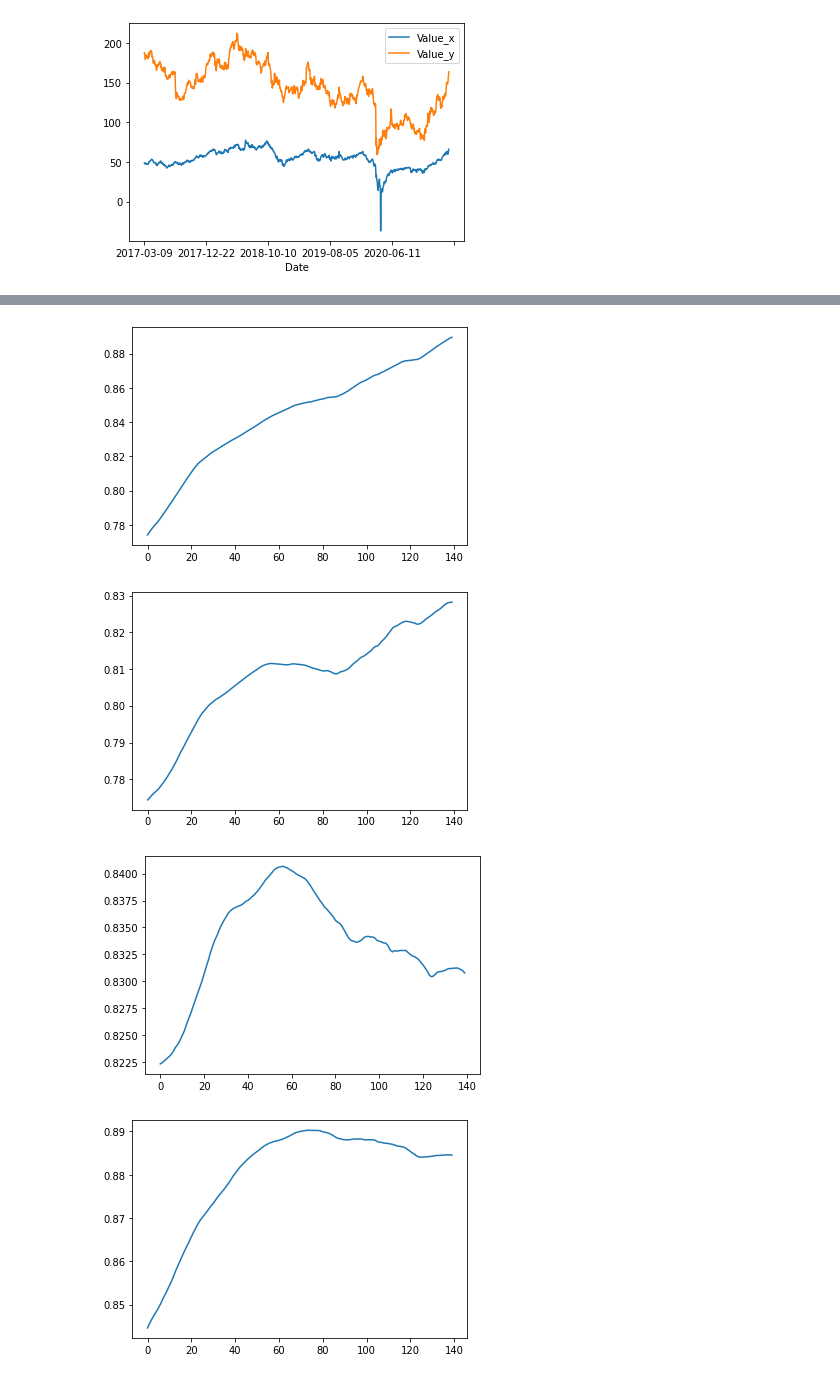
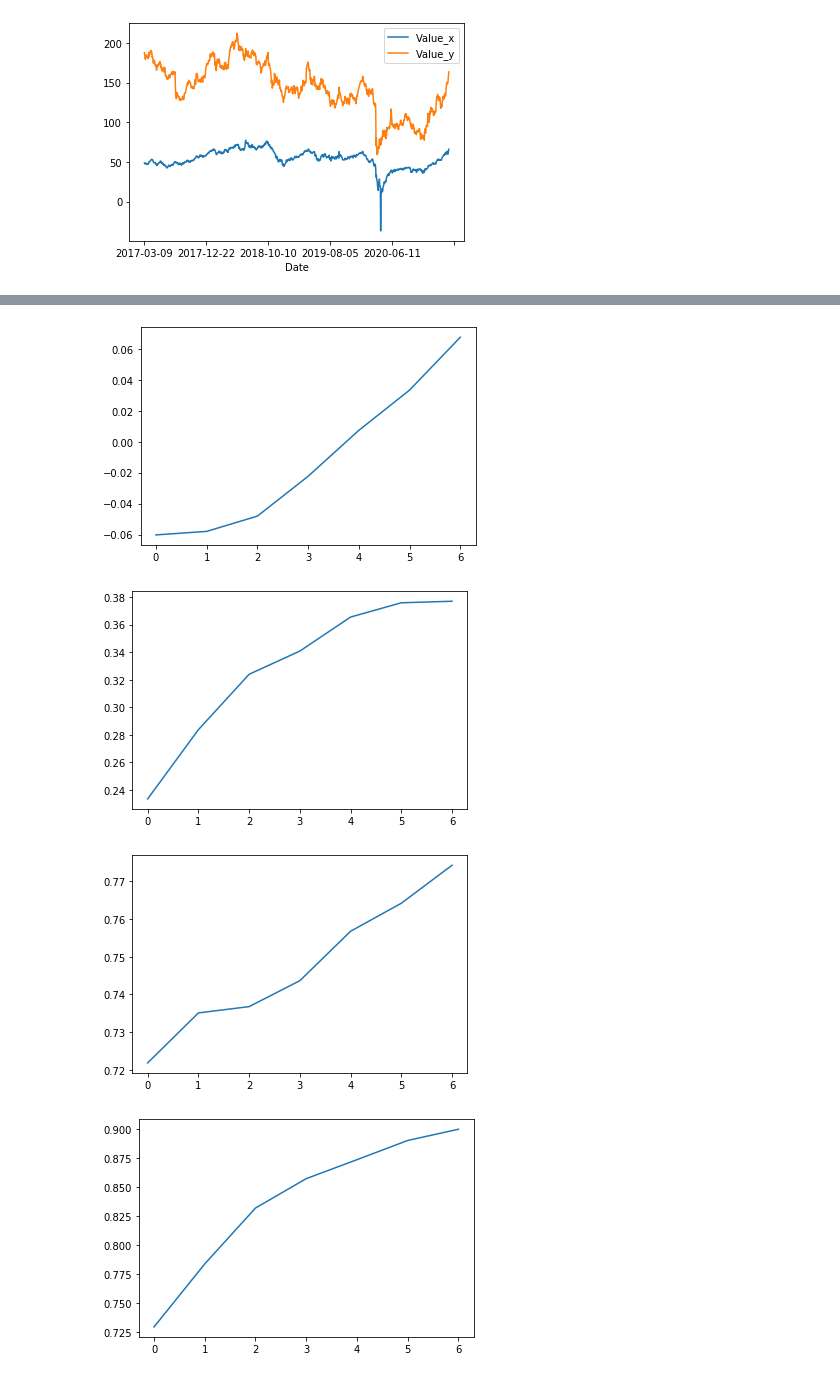
Before and after one commit to Dhrumilsoni/rmds, a Jupyter notebook: parse_files_for_graphs/oil_stock_correlation.ipynb, the cells around one changed output, grey strips where cells are left out. Drawn from its saved outputs; the diff is of its cells as text; code cells hidden in the pictures.

```diff
--- a/parse_files_for_graphs/oil_stock_correlation.ipynb
+++ b/parse_files_for_graphs/oil_stock_correlation.ipynb
@@ -120,9 +120,9 @@ for merge_df in merge_dfs:
 # %%
 import matplotlib.pyplot as plt
 for merge_df in merge_dfs:
-    oil_price = merge_df["Value_x"]
-    stock_price = merge_df["Value_y"]
-    lag = 10
+    oil_price = merge_df["Value_x"][:10]
+    stock_price = merge_df["Value_y"][:10]
+    lag = 0
     n = len(oil_price)
     oil_price_l = oil_price[lag:]
     stock_price_l = stock_price[:n-lag]
@@ -189,15 +189,15 @@ print_stats = False
 plot_stats = True
 c = 1
 for merge_df in merge_dfs:
-    oil_price = merge_df["Value_x"]
-    stock_price = merge_df["Value_y"]
-    print(len(oil_price))
+    oil_price = merge_df["Value_x"][:50]
+    stock_price = merge_df["Value_y"][:50]
+#     print(len(oil_price))
     print_stats and print("df: {}".format(c))
     print_stats and  print()
     c += 1
     corrs = []
-    for lag in range(140):
-        corr = find_lagged_correlation(stock_price, oil_price, lag)
+    for lag in range(7):
+        corr = find_lagged_correlation(oil_price, stock_price, lag)
         corrs.append(corr)
         print_stats and print('lag: {}, corr: {}'.format(lag, corr))
 
@@ -223,4 +213,4 @@ for merge_df in merge_dfs:
-[figure, old version]
+[figure, new version]
-[figure, old version]
+[figure, new version]
-[figure, old version]
+[figure, new version]
-[figure, old version]
+[figure, new version]
```
Also changed, not shown: parts of 3 cells of this notebook, 5 other files.
